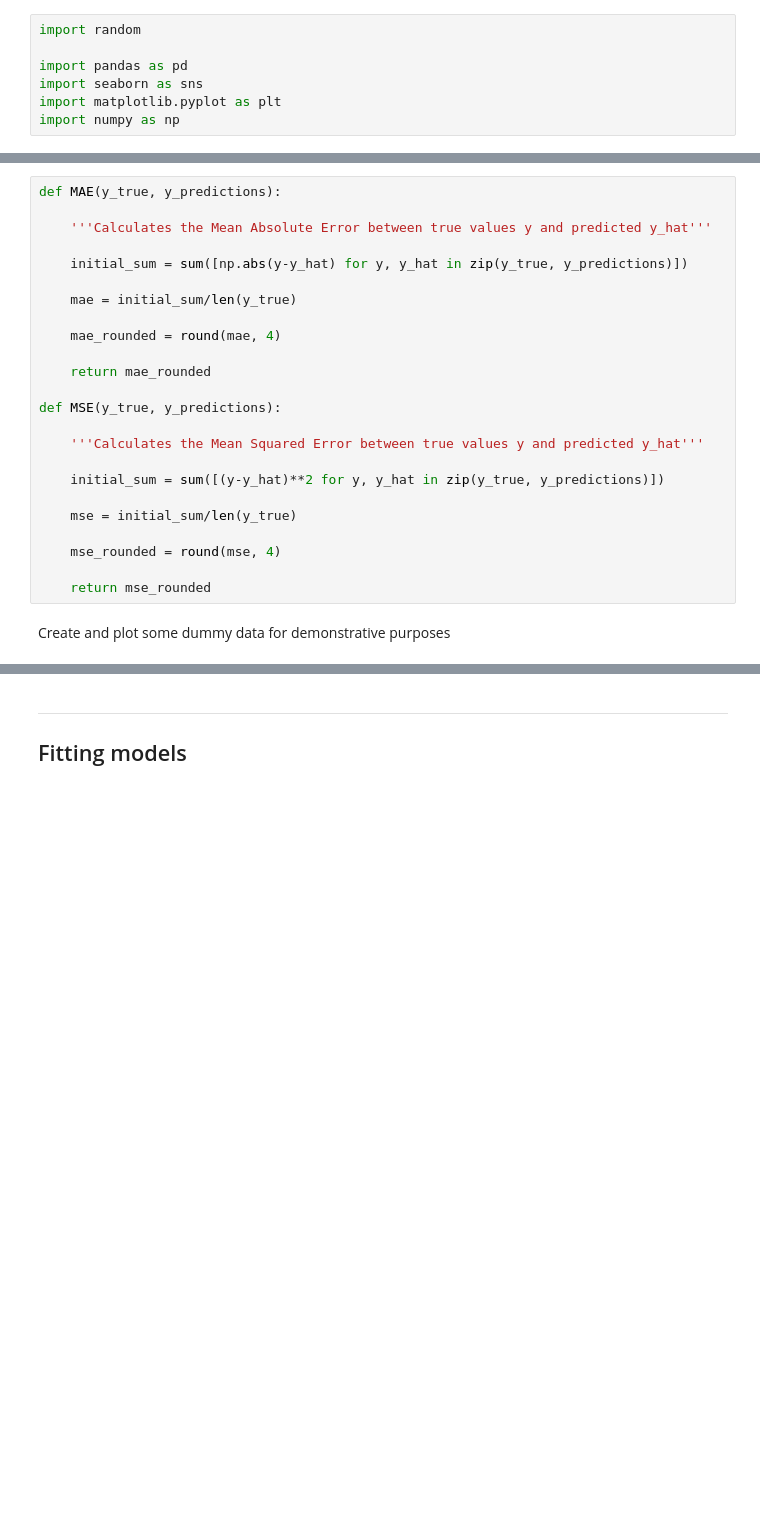
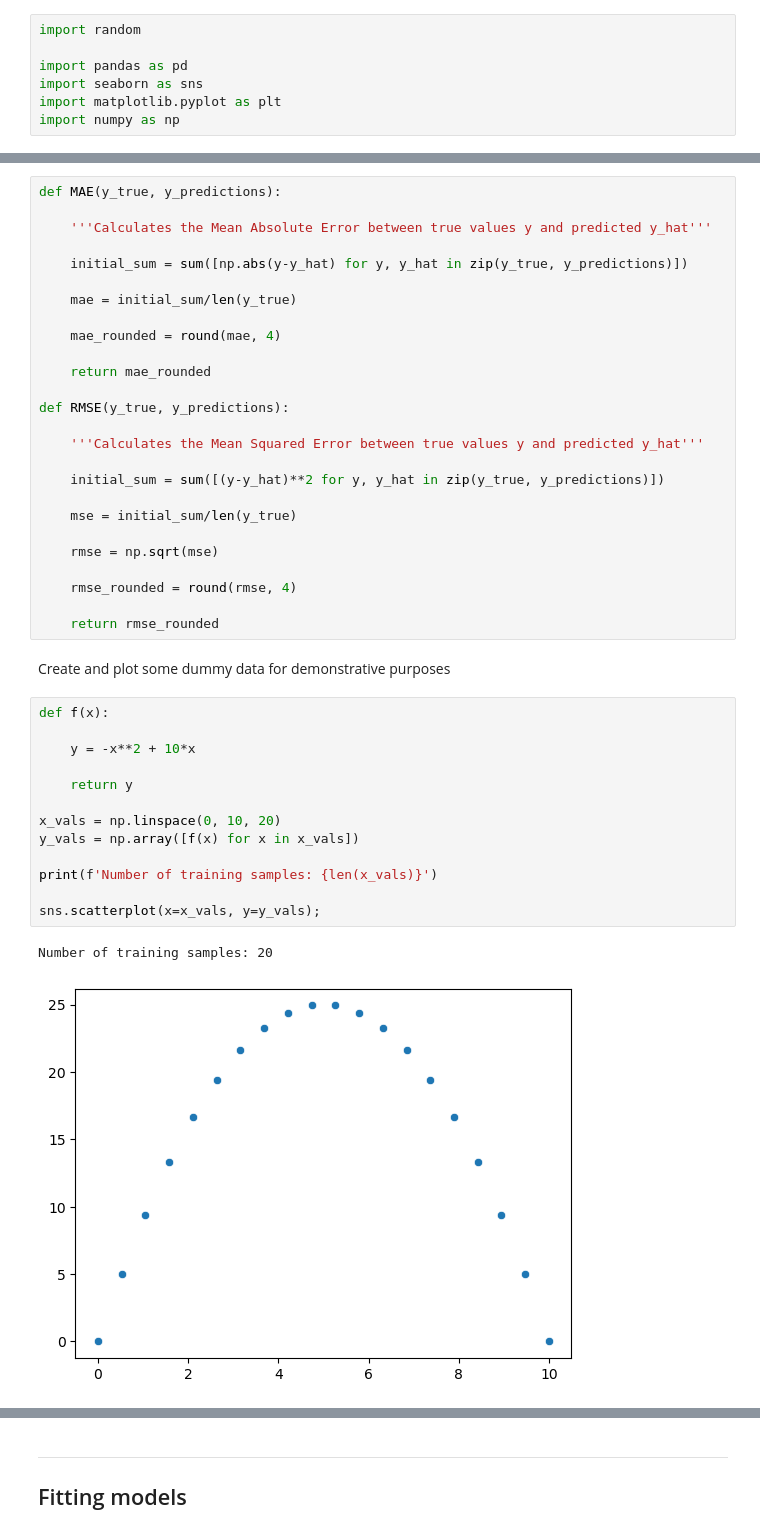
Before and after one commit to aleylani/Machine-Learning, a Jupyter notebook: notebooks/week1_lab03_train_test_split.ipynb, the cells around one changed output, grey strips where cells are left out. Saved outputs shown, nothing was run; the diff lists cells and outputs as text; blank space fills up the shorter version.

```diff
--- a/notebooks/week1_lab03_train_test_split.ipynb
+++ b/notebooks/week1_lab03_train_test_split.ipynb
@@ -36,7 +36,7 @@ def MAE(y_true, y_predictions):
 
     return mae_rounded
 
-def MSE(y_true, y_predictions):
+def RMSE(y_true, y_predictions):
 
     '''Calculates the Mean Squared Error between true values y and predicted y_hat'''
 
@@ -44,8 +44,26 @@ def MSE(y_true, y_predictions):
 
     mse = initial_sum/len(y_true)
 
-    mse_rounded = round(mse, 4)
+    rmse = np.sqrt(mse)
 
-    return mse_rounded
+    rmse_rounded = round(rmse, 4)
+
+    return rmse_rounded
 # %% [markdown]
 Create and plot some dummy data for demonstrative purposes
+# %%
+def f(x):
+
+    y = -x**2 + 10*x
+
+    return y
+
+x_vals = np.linspace(0, 10, 20)
+y_vals = np.array([f(x) for x in x_vals])
+
+print(f'Number of training samples: {len(x_vals)}')
+
+sns.scatterplot(x=x_vals, y=y_vals);
+# %% [output]
+Number of training samples: 20
+[figure, added]
```
Also changed, not shown: parts of 21 cells of this notebook.
